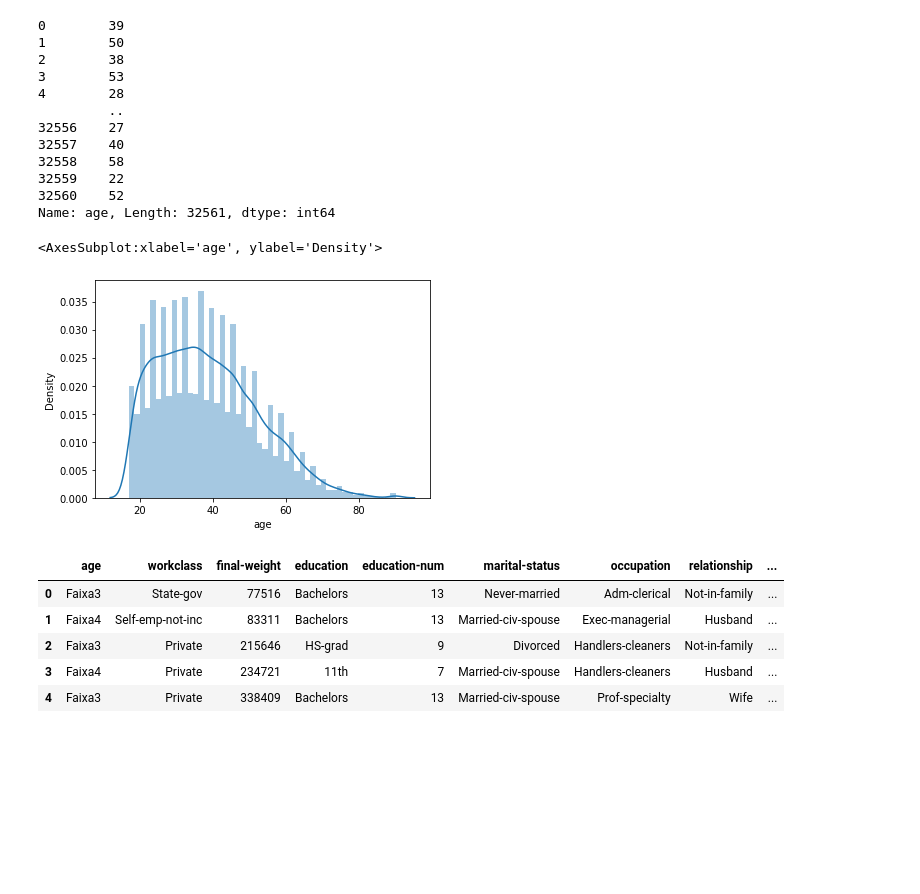
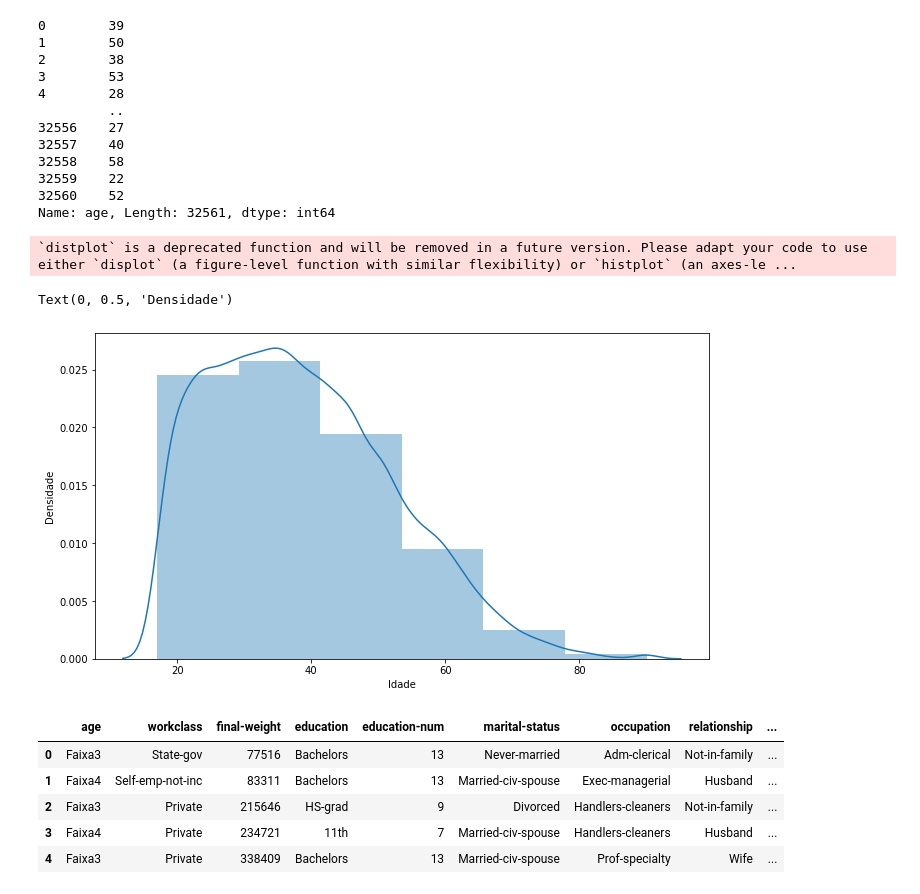
Before and after one commit to fernandovieira1/estat_ML, a Jupyter notebook: distribuicao_frequencia.ipynb, the cells around one changed output. Saved outputs shown, nothing was run; the diff lists cells and outputs as text; code cells hidden in the pictures; blank space fills up the shorter version.

```diff
--- a/distribuicao_frequencia.ipynb
+++ b/distribuicao_frequencia.ipynb
@@ -244,11 +244,17 @@ dataset['age']
 32559    22
 32560    52
 Name: age, Length: 32561, dtype: int64
-# %%
-sns.distplot(dataset['age'], hist=True, kde=True)
-# %% [output]
-<AxesSubplot:xlabel='age', ylabel='Density'>
-[figure, removed]
+# %%
+ fig = plt.gcf()
+ fig.set_size_inches(11, 6)
+
+sns.distplot(dataset['age'], hist=True, kde=True, bins=6)
+plt.xlabel('Idade')
+plt.ylabel('Densidade')
+# %% [output]
+`distplot` is a deprecated function and will be removed in a future version. Please adapt your code to use either `displot` (a figure-level function with similar flexibility) or `histplot` (an axes-le ...
+Text(0, 0.5, 'Densidade')
+[figure, added]
 # %%
 px.histogram(dataset['age'])
 # %%
```
